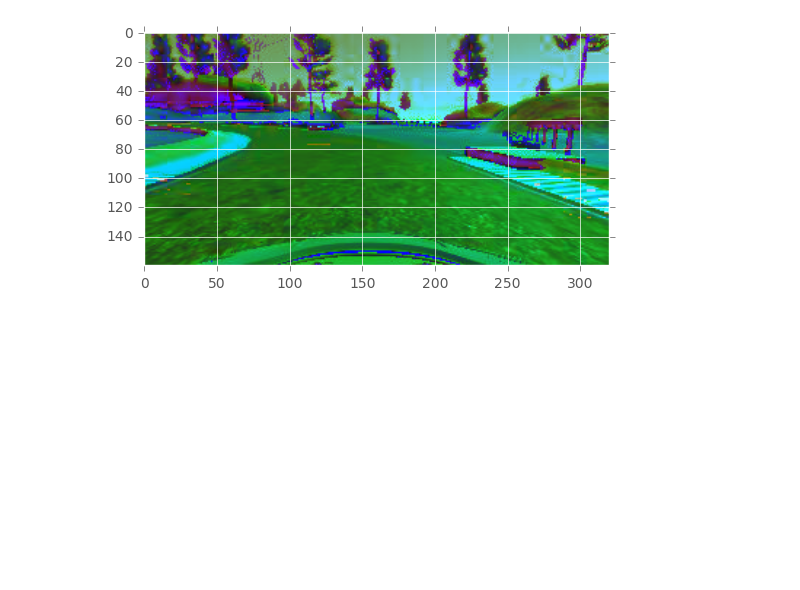
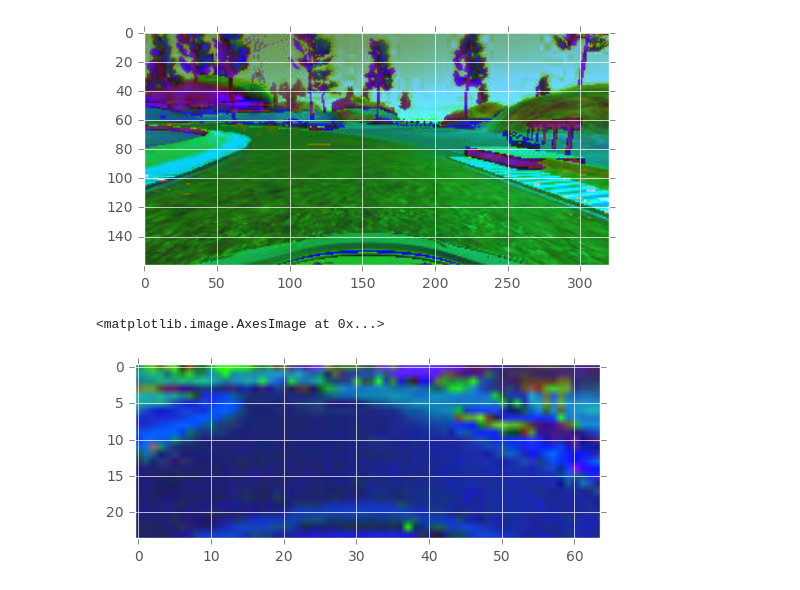
Before and after one commit to sarchak/self_driving_car, a Jupyter notebook: CarND-Behavioral-Cloning/EDA.ipynb, the cells around one changed output. Saved outputs shown, nothing was run; the diff lists cells and outputs as text; code cells hidden in the pictures; blank space fills up the shorter version.

```diff
--- a/CarND-Behavioral-Cloning/EDA.ipynb
+++ b/CarND-Behavioral-Cloning/EDA.ipynb
@@ -108,3 +108,19 @@ plt.imshow(grayed, cmap='hsv')
 # %% [output]
 <matplotlib.image.AxesImage at 0x...>
 [figure]
+# %%
+def preprocess(image):
+  img_shape = image.shape
+  height = image.shape[0]
+  width = image.shape[1]
+  cropped = image[50:height,:,:]
+  resized = cv2.resize(cropped, (int(width/5), int((height-40)/5)))
+  resized = cv2.cvtColor(resized, cv2.COLOR_RGB2HSV)
+  return resized
+
+data = img.imread('sample/IMG/center_2016_12_01_13_31_12_937.jpg')
+grayed = preprocess(data)
+plt.imshow(grayed)
+# %% [output]
+<matplotlib.image.AxesImage at 0x...>
+[figure, added]
```
Also changed, not shown: 3 other files.
